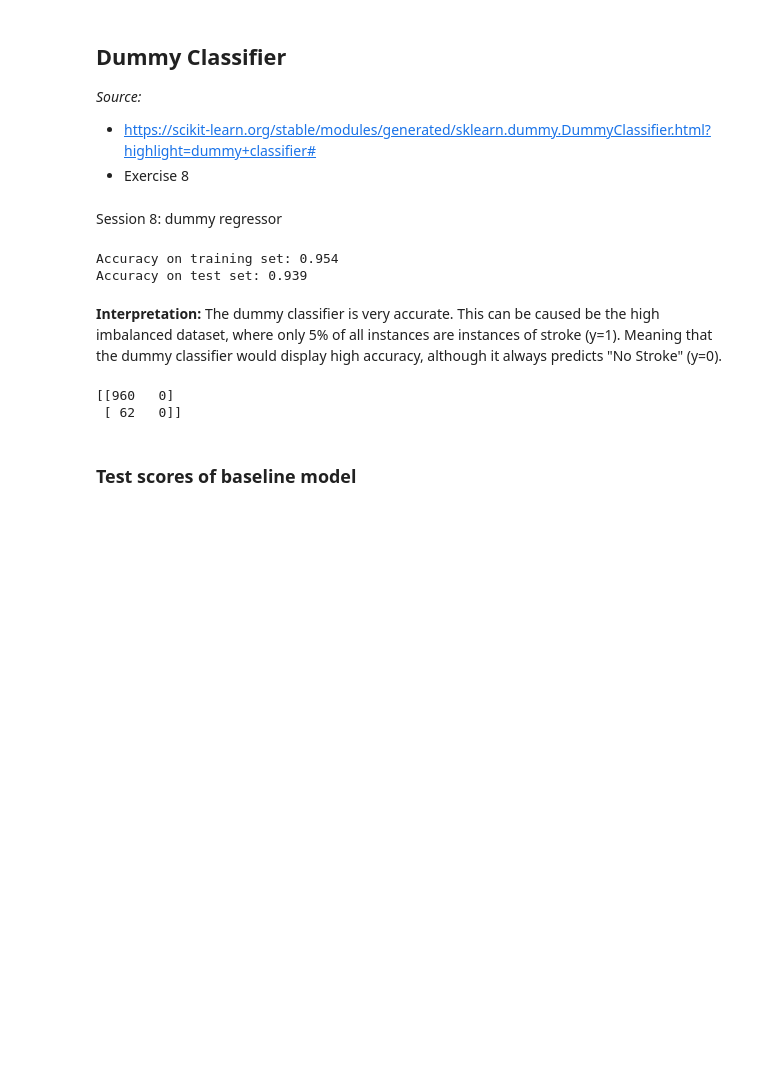
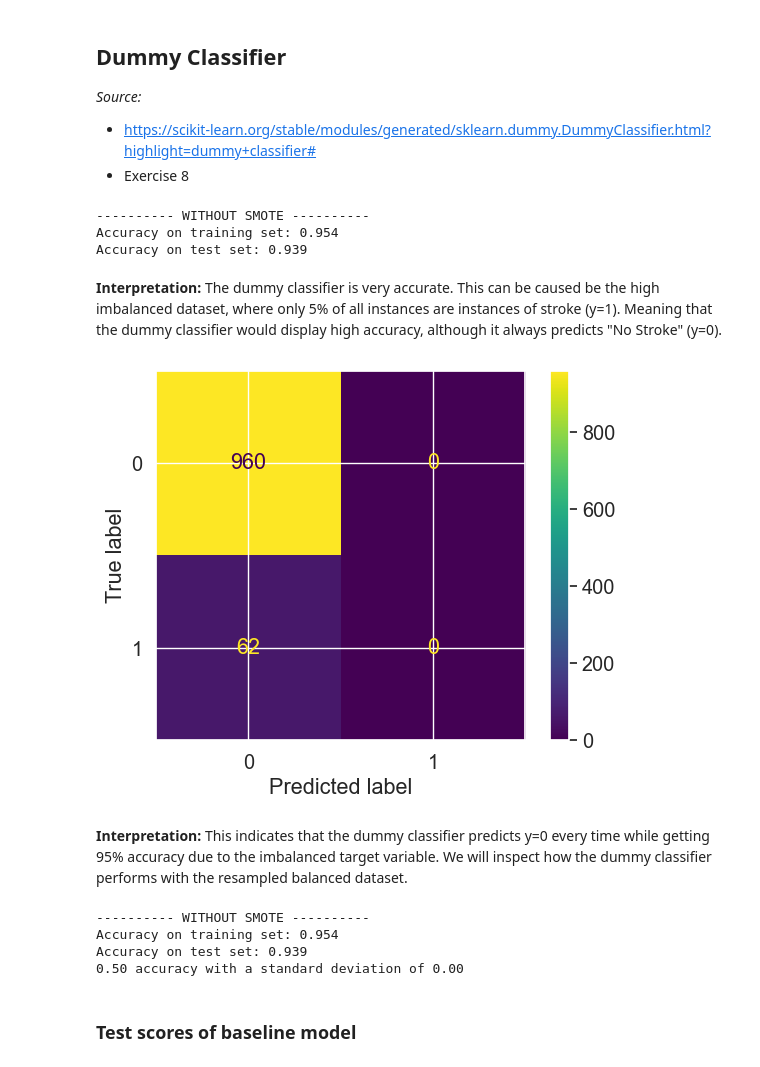
Before and after one commit to helenaglaring/BDM, a Jupyter notebook: BDM_stroke_prediction.ipynb, the cells around one changed output. Cells and saved outputs as stored; diff of their text form; code cells hidden in the pictures; blank space fills up the shorter version.

```diff
--- a/BDM_stroke_prediction.ipynb
+++ b/BDM_stroke_prediction.ipynb
@@ -687,8 +694,6 @@ print(zeroR)
 *Source:*
 - https://scikit-learn.org/stable/modules/generated/sklearn.dummy.DummyClassifier.html?highlight=dummy+classifier#
 - Exercise 8
-# %% [markdown]
-Session 8: dummy regressor
 # %%
 # ---------- Without SMOTE ----------
 # Defining a Dummy Classifier model
@@ -700,26 +705,32 @@ dummy_clf.fit(X_train, y_train)
 # Predicting y, the binary class label for stroke, for the test data.
 y_dummy_clf_pred = dummy_clf.predict(X_test)
 
+# K-Fold Cross-Validation
+accuracies = cross_val_score(estimator = dummy_clf, X = X_train, y = y_train, cv = 10)
+
 # Reporting accuracy of the dummy classifier on the training and test set.
 print("---------- WITHOUT SMOTE ----------")
 print("Accuracy on training set: {:.3f}".format(dummy_clf.score(X_train, y_train)))
 print("Accuracy on test set: {:.3f}".format(dummy_clf.score(X_test, y_test)))
+print("%0.2f accuracy with a standard deviation of %0.2f" % (accuracies.mean(), accuracies.std())) # Printing the mean and standard deviation of the test scores
 # %% [output]
+---------- WITHOUT SMOTE ----------
 Accuracy on training set: 0.954
 Accuracy on test set: 0.939
 # %% [markdown]
 **Interpretation:** The dummy classifier is very accurate. This can be caused be the high imbalanced dataset, where only 5% of all instances are instances of stroke (y=1). Meaning that the dummy classifier would display high accuracy, although it always predicts "No Stroke" (y=0).
 # %%
 # Inspecting the confusion matrix
-conf_matrix = confusion_matrix(y_test, y_dummy_clf_pred)
+conf_matrix = confusion_matrix(y_test, y_dummy_clf_pred )
 
-conf_matrix_disp = ConfusionMatrixDisplay(confusion_matrix=conf_matrix,
-                               display_labels=conf_matrix.classes_)
-conf_matrix.plot()
+disp = ConfusionMatrixDisplay(confusion_matrix=conf_matrix,
+                               display_labels=dummy_clf.classes_)
+disp.plot()
 plt.show()
 # %% [output]
-[[960   0]
- [ 62   0]]
+[figure, added]
+# %% [markdown]
+**Interpretation:** This indicates that the dummy classifier predicts y=0 every time while getting 95% accuracy due to the imbalanced target variable. We will inspect how the dummy classifier performs with the resampled balanced dataset.
 # %%
 # ---------- WITH SMOTE ----------
 # Defining Dummy Classifier model with the resampled dataset
@@ -731,10 +742,19 @@ dummy_clf_res.fit(X_train, y_train)
 # Predicting y, the binary class label for stroke, for the test data.
 y_dummy_clf_pred = dummy_clf.predict(X_test)
 
+# K-Fold Cross-Validation
+accuracies_res = cross_val_score(estimator = dummy_clf_res, X = X_train_res, y = y_train_res, cv = 10)
+
 # Reporting accuracy of the dummy classifier on the training and test set.
 print("---------- WITHOUT SMOTE ----------")
 print("Accuracy on training set: {:.3f}".format(dummy_clf.score(X_train, y_train)))
 print("Accuracy on test set: {:.3f}".format(dummy_clf.score(X_test, y_test)))
+print("%0.2f accuracy with a standard deviation of %0.2f" % (accuracies_res.mean(), accuracies_res.std())) # Printing the mean and standard deviation of the test scores
+# %% [output]
+---------- WITHOUT SMOTE ----------
+Accuracy on training set: 0.954
+Accuracy on test set: 0.939
+0.50 accuracy with a standard deviation of 0.00
 # %% [markdown]
 ### Test scores of baseline model
 # %% [markdown]
```
Also changed, not shown: parts of 3 cells of this notebook.
